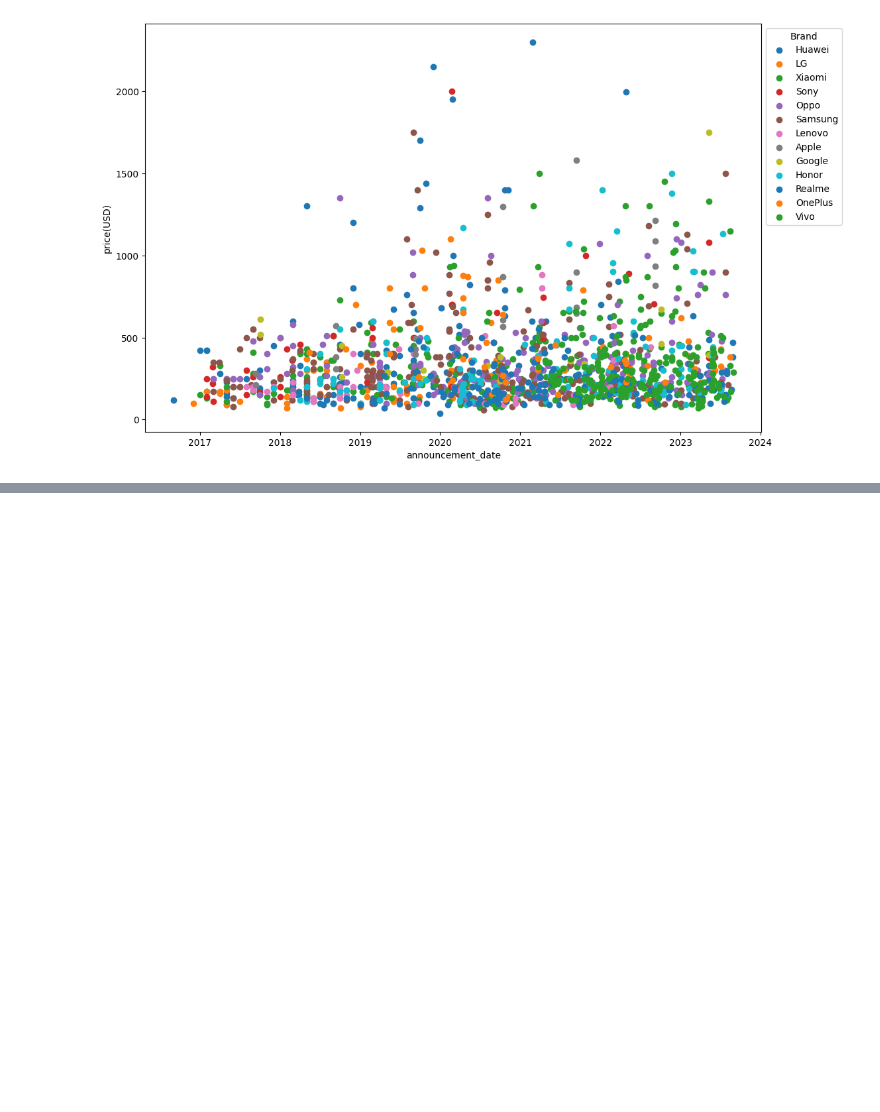
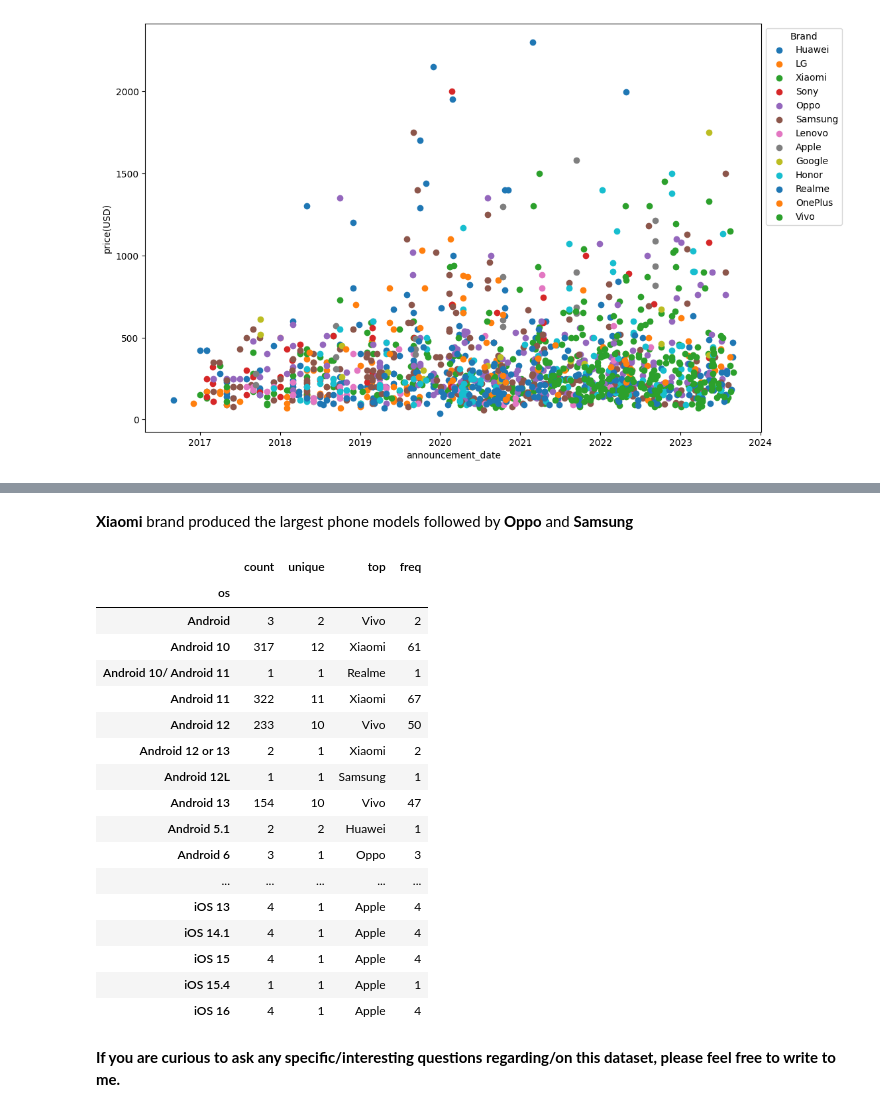
Before and after one commit to sandeep2995/phone_prices, a Jupyter notebook: phone_prices.ipynb, the cells around one changed output, grey strips where cells are left out. Drawn from its saved outputs; the diff is of its cells as text; code cells hidden in the pictures; blank space fills up the shorter version.

Commit message:
answer interesting questions

```diff
--- a/phone_prices.ipynb
+++ b/phone_prices.ipynb
@@ -218,0 +275,25 @@ df.groupby([temp_var, cat_var])[(temp_var, cat_var, num_var)].head()
+# %% [markdown]
+**Xiaomi** brand produced the largest phone models followed by **Oppo** and **Samsung**
+# %%
+df.groupby(by='os')['brand'].describe()
+# %% [output]
+|  | count | unique | top | freq |
+| os |  |  |  |  |
+| Android | 3 | 2 | Vivo | 2 |
+| Android 10 | 317 | 12 | Xiaomi | 61 |
+| Android 10/ Android 11 | 1 | 1 | Realme | 1 |
+| Android 11 | 322 | 11 | Xiaomi | 67 |
+| Android 12 | 233 | 10 | Vivo | 50 |
+| Android 12 or 13 | 2 | 1 | Xiaomi | 2 |
+| Android 12L | 1 | 1 | Samsung | 1 |
+| Android 13 | 154 | 10 | Vivo | 47 |
+| Android 5.1 | 2 | 2 | Huawei | 1 |
+| Android 6 | 3 | 1 | Oppo | 3 |
+| ... | ... | ... | ... | ... |
+| iOS 13 | 4 | 1 | Apple | 4 |
+| iOS 14.1 | 4 | 1 | Apple | 4 |
+| iOS 15 | 4 | 1 | Apple | 4 |
+| iOS 15.4 | 1 | 1 | Apple | 1 |
+| iOS 16 | 4 | 1 | Apple | 4 |
+# %% [markdown]
+**If you are curious to ask any specific/interesting questions regarding/on this dataset, please feel free to write to me.**
```
Also changed, not shown: parts of 17 cells of this notebook.
